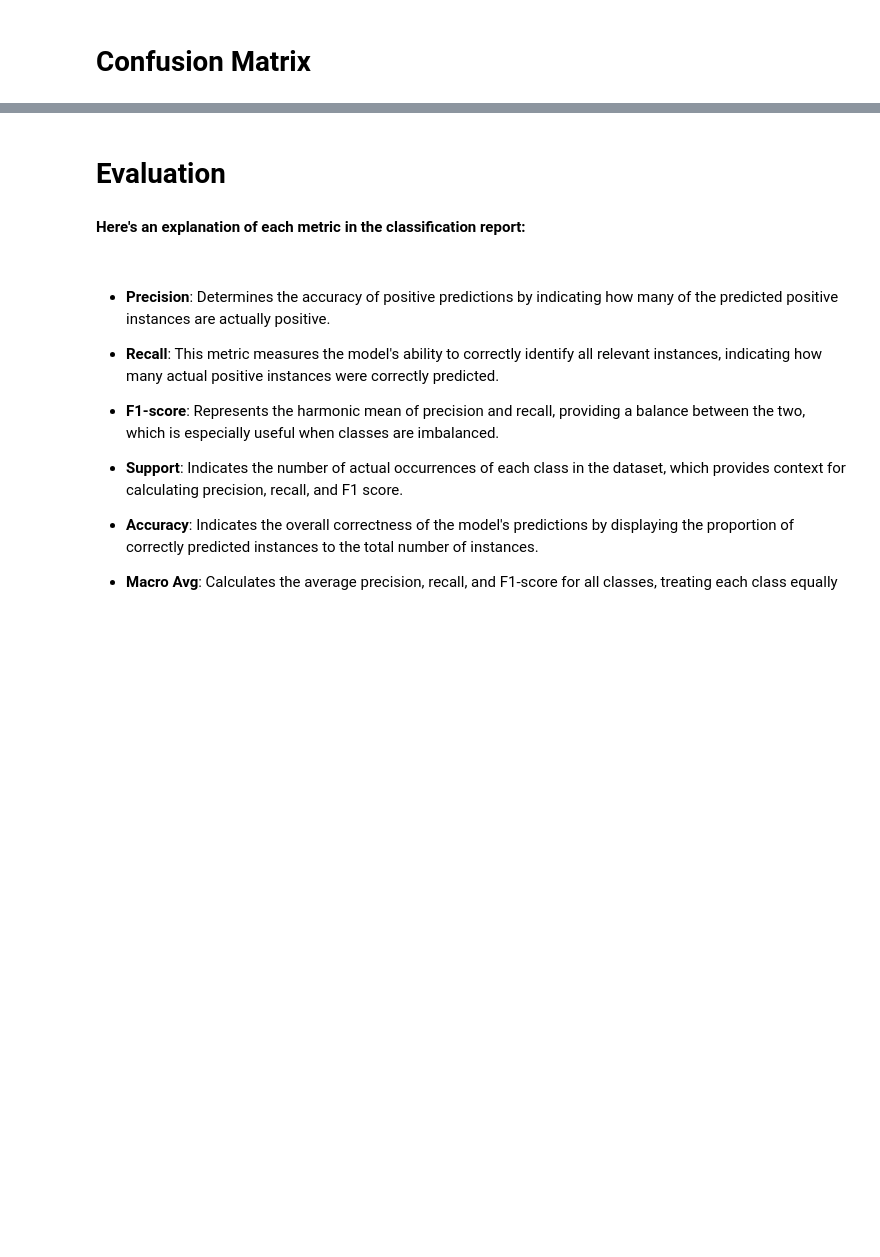
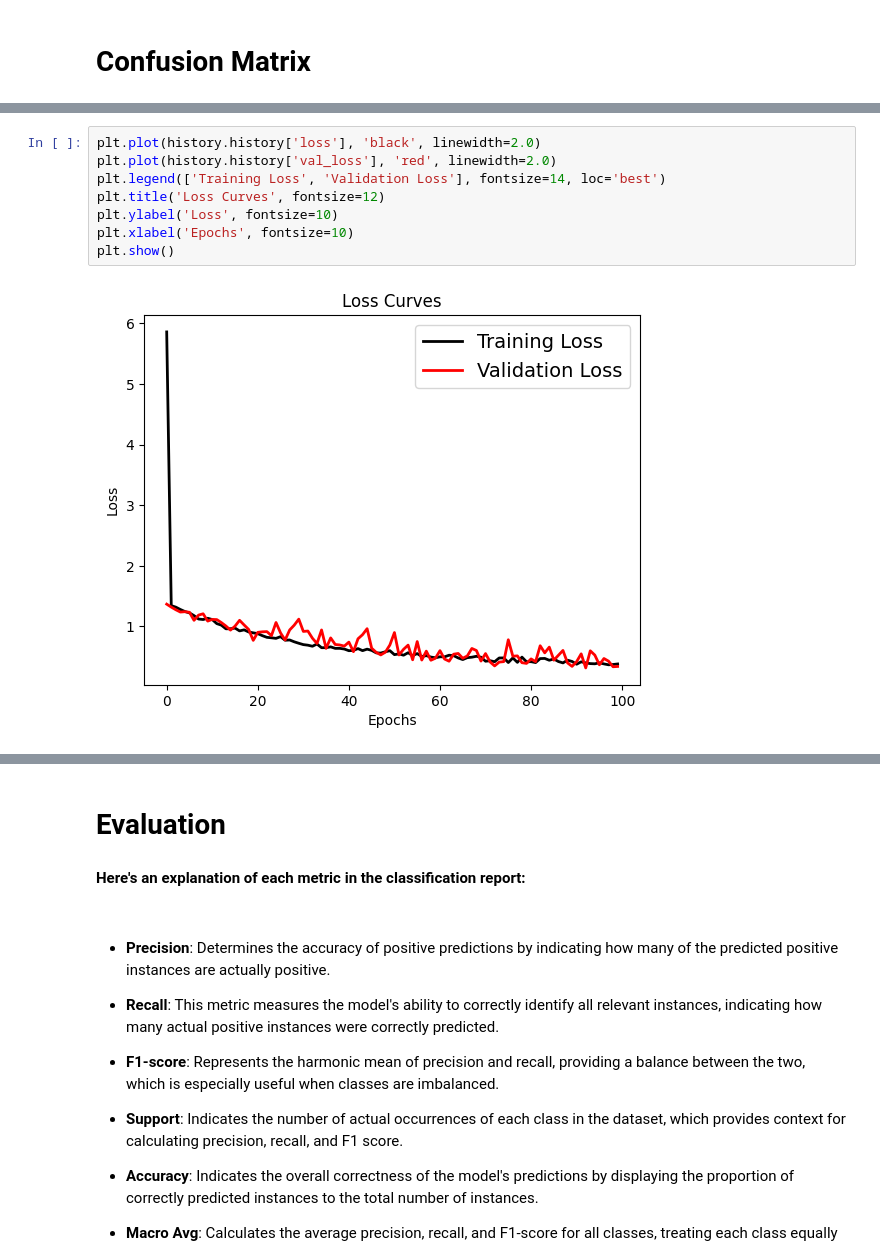
Before and after one commit to picessakresna/cnn-braintumorclassification, a Jupyter notebook: brain-tumor-detection-using-tensorflow-cnn 1.ipynb, the cells around one changed output, grey strips where cells are left out. Saved outputs shown, nothing was run; the diff lists cells and outputs as text; blank space fills up the shorter version.

```diff
--- a/brain-tumor-detection-using-tensorflow-cnn 1.ipynb
+++ b/brain-tumor-detection-using-tensorflow-cnn 1.ipynb
@@ -237,0 +238,10 @@ plt.show()
+# %%
+plt.plot(history.history['loss'], 'black', linewidth=2.0)
+plt.plot(history.history['val_loss'], 'red', linewidth=2.0)
+plt.legend(['Training Loss', 'Validation Loss'], fontsize=14, loc='best')
+plt.title('Loss Curves', fontsize=12)
+plt.ylabel('Loss', fontsize=10)
+plt.xlabel('Epochs', fontsize=10)
+plt.show()
+# %% [output]
+[figure, added]
```
Also changed, not shown: parts of 8 cells of this notebook, 1 other file.
